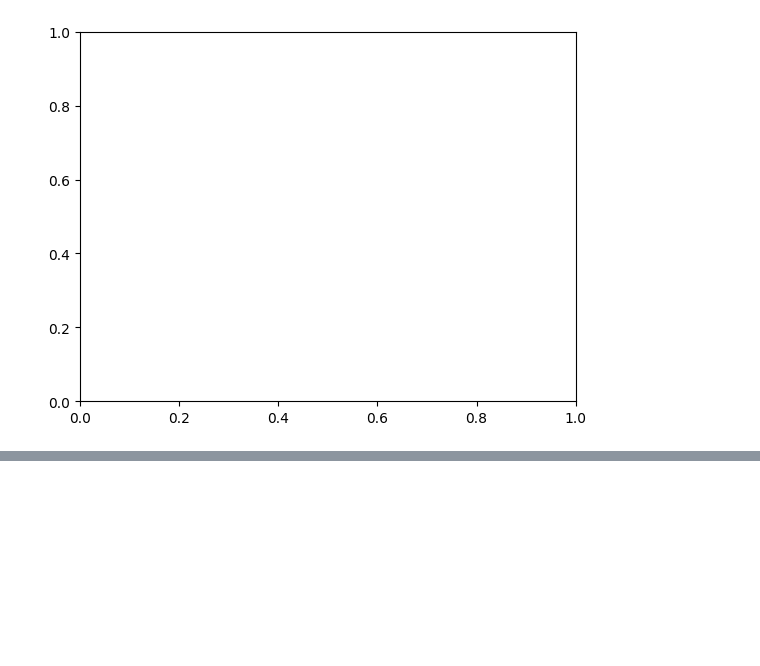
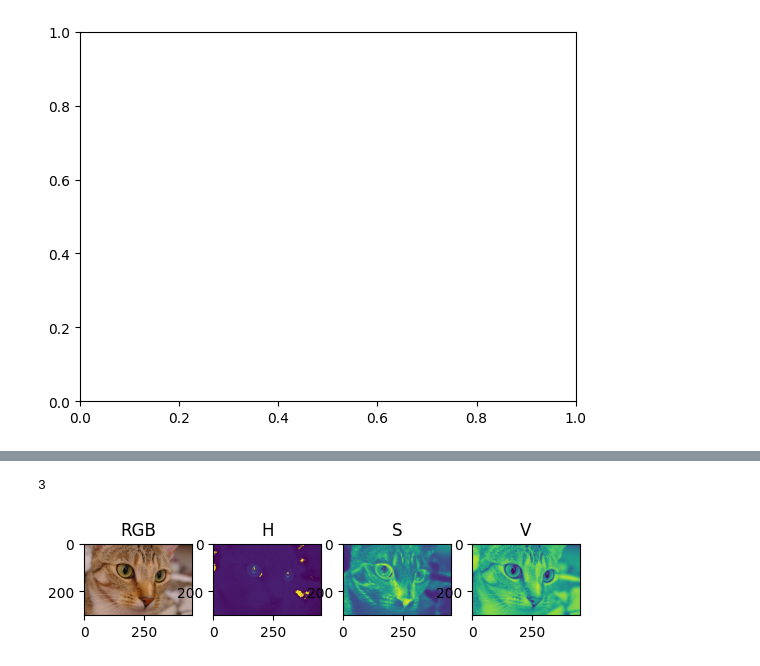
Before and after one commit to FauziThok/image-processing-csc8628, a Jupyter notebook: practical/practical_2_image_informatics_lab_2_additional.ipynb, the cells around one changed output, grey strips where cells are left out. Saved outputs shown, nothing was run; the diff lists cells and outputs as text; code cells hidden in the pictures; blank space fills up the shorter version.

```diff
--- a/practical/practical_2_image_informatics_lab_2_additional.ipynb
+++ b/practical/practical_2_image_informatics_lab_2_additional.ipynb
@@ -61,0 +77,24 @@ ValueError: The 'color' keyword argument must have one color per dataset, but 3
+# %%
+im = data.chelsea()
+im_hsv = rgb2hsv(im)
+im_hsv_h = im_hsv[:,:,0]
+im_hsv_s = im_hsv[:,:,1]
+im_hsv_v = im_hsv[:,:,2]
+fig = plt.figure()
+ax = fig.add_subplot(1, 4, 1)
+
+p = plt.imshow(im)
+t = ax.set_title('RGB')
+ax = fig.add_subplot(1, 4, 2)
+p = plt.imshow(im_hsv_h)
+t = ax.set_title('H')
+ax = fig.add_subplot(1, 4, 3)
+p = plt.imshow(im_hsv_s)
+t = ax.set_title('S')
+ax = fig.add_subplot(1, 4, 4)
+p = plt.imshow(im_hsv_v)
+t = ax.set_title('V')
+3
+# %% [output]
+3
+[figure, added]
```
Also changed, not shown: parts of 2 cells of this notebook.
